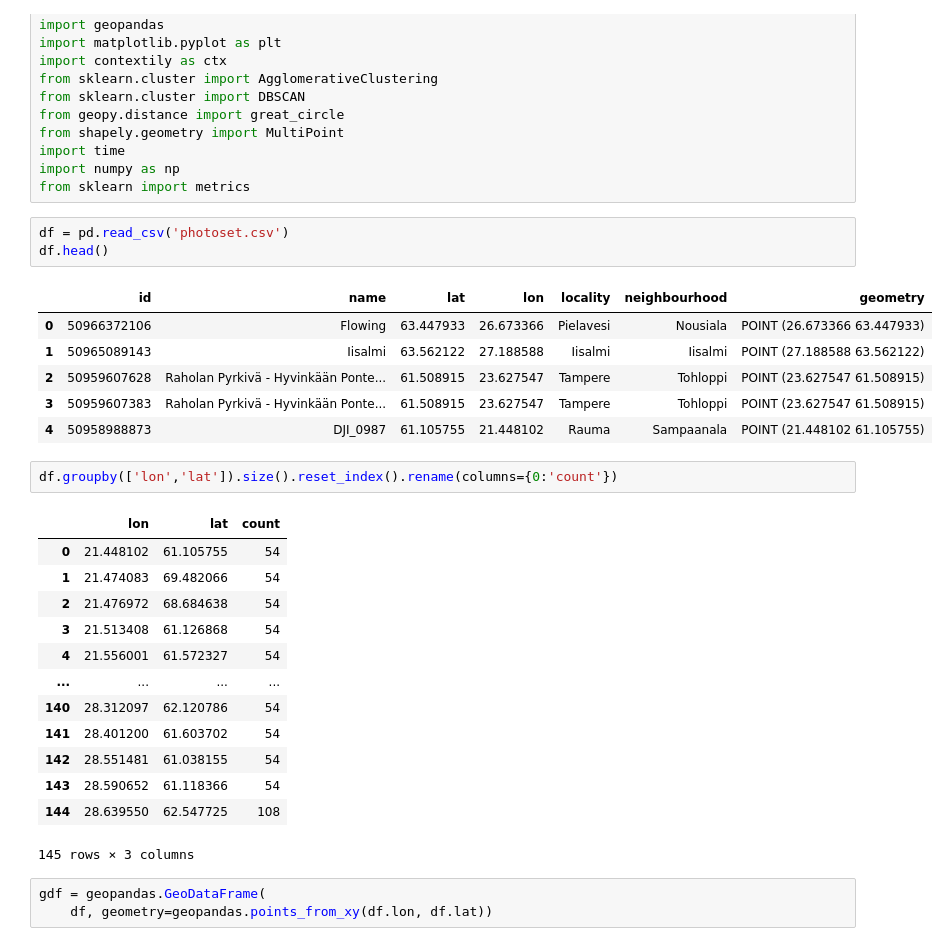
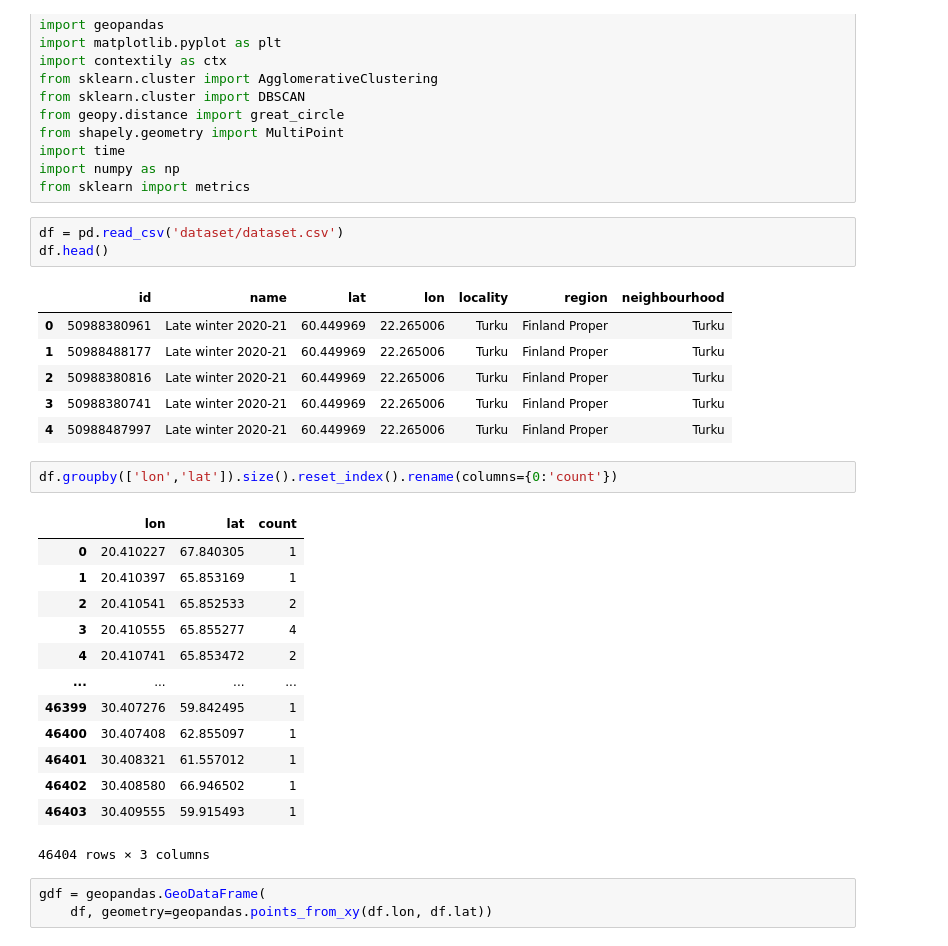
Before and after one commit to v-blazhko/complex-networks, a Jupyter notebook: clustering.ipynb, the cells around one changed output. Drawn from its saved outputs; the diff is of its cells as text.

```diff
--- a/clustering.ipynb
+++ b/clustering.ipynb
@@ -16,31 +16,31 @@ import time
 import numpy as np
 from sklearn import metrics
 # %%
-df = pd.read_csv('photoset.csv')
+df = pd.read_csv('dataset/dataset.csv')
 df.head()
 # %% [output]
-|  | id | name | lat | lon | locality | neighbourhood | geometry |
-| 0 | 50966372106 | Flowing | 63.447933 | 26.673366 | Pielavesi | Nousiala | POINT (26.673366 63.447933) |
-| 1 | 50965089143 | Iisalmi | 63.562122 | 27.188588 | Iisalmi | Iisalmi | POINT (27.188588 63.562122) |
-| 2 | 50959607628 | Raholan Pyrkivä - Hyvinkään Ponte... | 61.508915 | 23.627547 | Tampere | Tohloppi | POINT (23.627547 61.508915) |
-| 3 | 50959607383 | Raholan Pyrkivä - Hyvinkään Ponte... | 61.508915 | 23.627547 | Tampere | Tohloppi | POINT (23.627547 61.508915) |
-| 4 | 50958988873 | DJI_0987 | 61.105755 | 21.448102 | Rauma | Sampaanala | POINT (21.448102 61.105755) |
+|  | id | name | lat | lon | locality | region | neighbourhood |
+| 0 | 50988380961 | Late winter 2020-21 | 60.449969 | 22.265006 | Turku | Finland Proper | Turku |
+| 1 | 50988488177 | Late winter 2020-21 | 60.449969 | 22.265006 | Turku | Finland Proper | Turku |
+| 2 | 50988380816 | Late winter 2020-21 | 60.449969 | 22.265006 | Turku | Finland Proper | Turku |
+| 3 | 50988380741 | Late winter 2020-21 | 60.449969 | 22.265006 | Turku | Finland Proper | Turku |
+| 4 | 50988487997 | Late winter 2020-21 | 60.449969 | 22.265006 | Turku | Finland Proper | Turku |
 # %%
 df.groupby(['lon','lat']).size().reset_index().rename(columns={0:'count'})
 # %% [output]
 |  | lon | lat | count |
-| 0 | 21.448102 | 61.105755 | 54 |
-| 1 | 21.474083 | 69.482066 | 54 |
-| 2 | 21.476972 | 68.684638 | 54 |
-| 3 | 21.513408 | 61.126868 | 54 |
-| 4 | 21.556001 | 61.572327 | 54 |
+| 0 | 20.410227 | 67.840305 | 1 |
+| 1 | 20.410397 | 65.853169 | 1 |
+| 2 | 20.410541 | 65.852533 | 2 |
+| 3 | 20.410555 | 65.855277 | 4 |
+| 4 | 20.410741 | 65.853472 | 2 |
 | ... | ... | ... | ... |
-| 140 | 28.312097 | 62.120786 | 54 |
-| 141 | 28.401200 | 61.603702 | 54 |
-| 142 | 28.551481 | 61.038155 | 54 |
-| 143 | 28.590652 | 61.118366 | 54 |
-| 144 | 28.639550 | 62.547725 | 108 |
+| 46399 | 30.407276 | 59.842495 | 1 |
+| 46400 | 30.407408 | 62.855097 | 1 |
+| 46401 | 30.408321 | 61.557012 | 1 |
+| 46402 | 30.408580 | 66.946502 | 1 |
+| 46403 | 30.409555 | 59.915493 | 1 |
-145 rows × 3 columns
+46404 rows × 3 columns
 # %%
 gdf = geopandas.GeoDataFrame(
     df, geometry=geopandas.points_from_xy(df.lon, df.lat))
```
Also changed, not shown: parts of 6 cells of this notebook, 10 other files.
